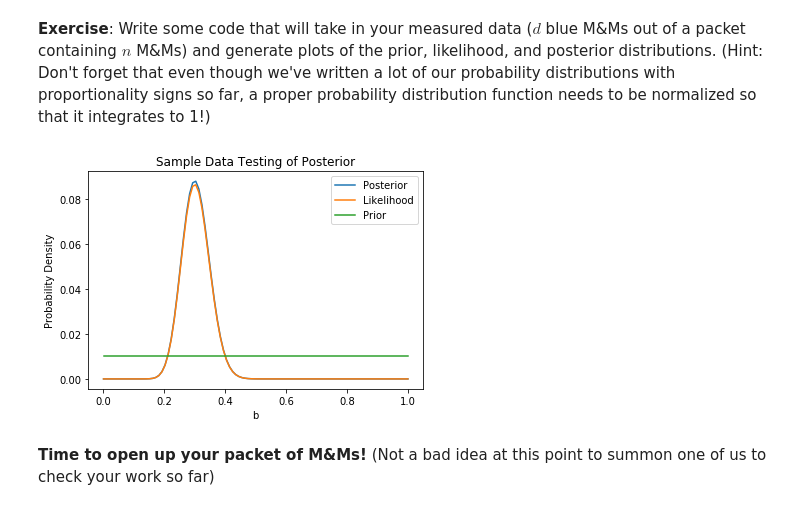
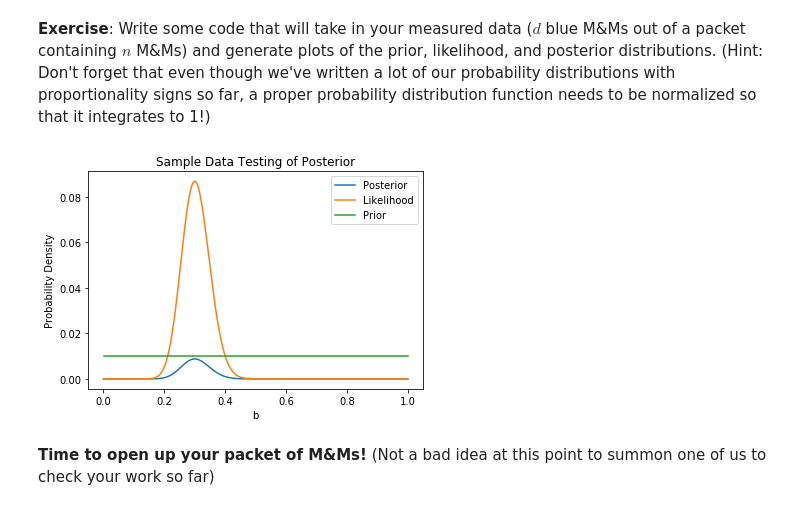
Before and after one commit to katiesavarc/DataSci_Lab, a Jupyter notebook: CodingLab05/CodingLab05_Bayes.ipynb, the cells around one changed output. Cells and saved outputs as stored; diff of their text form; code cells hidden in the pictures.

```diff
--- a/CodingLab05/CodingLab05_Bayes.ipynb
+++ b/CodingLab05/CodingLab05_Bayes.ipynb
@@ -81,8 +81,9 @@ b_guess = 1/6 #There are 6 colours, assume an even split
 def prior(b_actual, b_guess, n_tot, prior_func):
 
     #add a switch for vague (wide gaussian or uniform) vs more confident (binomial)
+    #Should add a 'custom' option which takes an array of the previous sample's posterior as an input prior for this sample
     if prior_func == 'binomial':
-        n_actual = np.round(b_actual*n)
+        n_actual = np.round(b_actual*n_tot)
         P = binom.pmf(n_actual, n_tot, b_guess)
     if prior_func == 'uniform':
         P = [1/n_tot]*len(b_actual)
@@ -123,36 +124,36 @@ def posterior_non_normalized(b, d, n_tot, b_prior_guess, prior_func):
 
 def posterior_normalized(d, n_tot, b_prior_guess, prior_func):
 
-    b_vals = np.linspace(0.001, 0.999, 100)
+    b_vals = np.linspace(0.001, 0.999, 1000)
     P_posterior_vals = posterior_non_normalized(b_vals, d, n_tot, b_prior_guess, prior_func)
 
     #need dx here to get true area
     normalization_factor = sum(P_posterior_vals) #equal to p(d) with uniform distribution
 
     P_posterior_pmf = P_posterior_vals/normalization_factor
 
     return P_posterior_pmf
 
 d = 30
 n_tot = 100
 b_prior_guess = 1/6
 prior_func = 'uniform'
-b_vals = np.linspace(0.001, 0.999, 100)
+b_vals = np.linspace(0.001, 0.999, 1000)
 
 P_posterior_pmf = posterior_normalized(d, n_tot, b_prior_guess, prior_func)
 P_likelihood = likelihood(d, b_vals, n_tot)
 P_prior = prior(b_vals, b_prior_guess, n_tot, prior_func)
 
 plt.plot(b_vals, P_posterior_pmf, label = 'Posterior')
 plt.plot(b_vals, P_likelihood, label = 'Likelihood')
 plt.plot(b_vals, P_prior, label = 'Prior')
 plt.legend()
 plt.xlabel('b')
 plt.ylabel('Probability Density')
 plt.title('Sample Data Testing of Posterior')
 plt.show()
 # %% [output]
-[figure, old version]
+[figure, new version]
 # %% [markdown]
 __Time to open up your packet of M&Ms!__ (Not a bad idea at this point to summon one of us to check your work so far)
 # %% [markdown]
```
Also changed, not shown: parts of 14 cells of this notebook.
